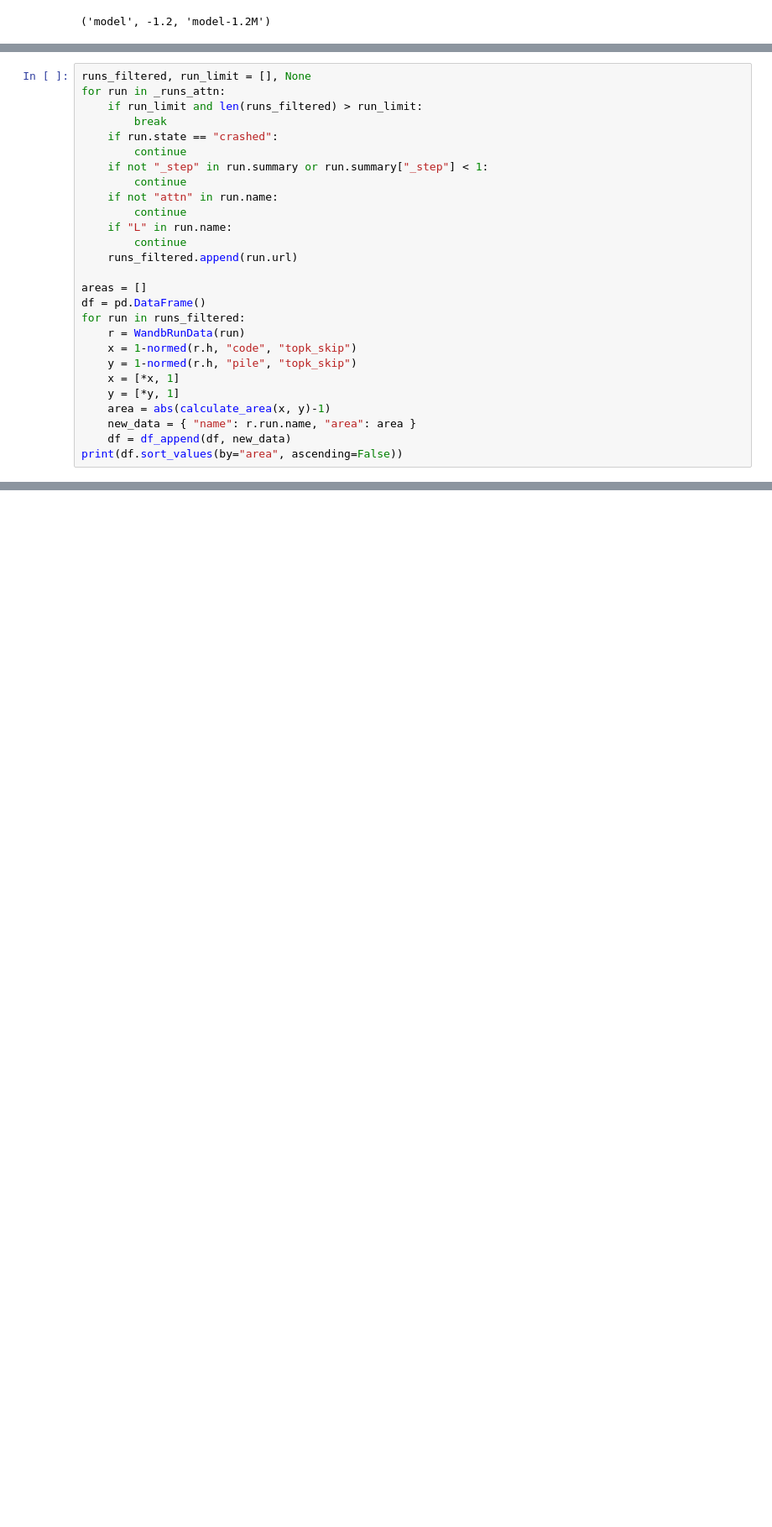
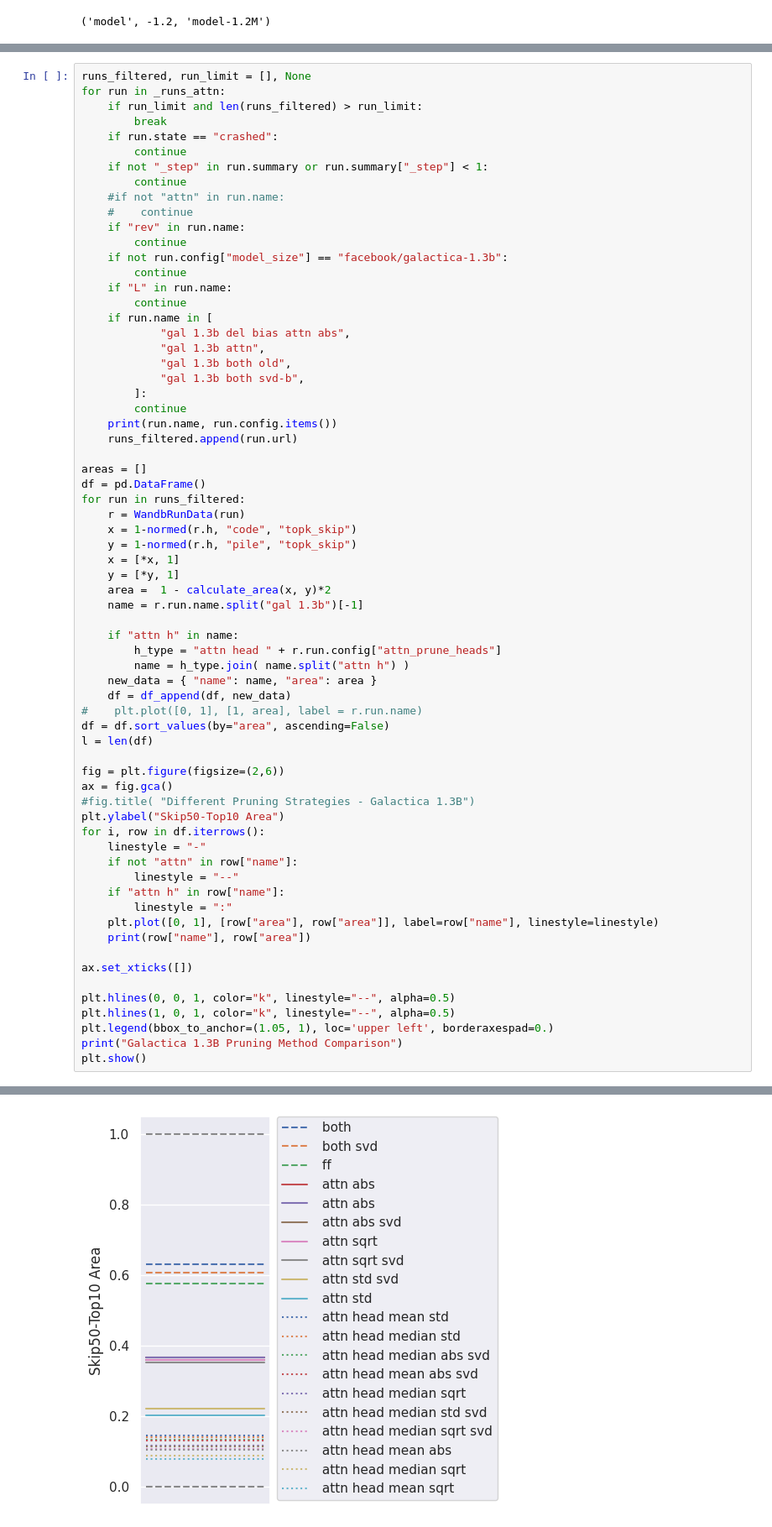
Before and after one commit to nickypro/separability, a Jupyter notebook: examples/analyse.ipynb, the cells around one changed output, grey strips where cells are left out. Shown at 84% size. Drawn from its saved outputs; the diff is of its cells as text; blank space fills up the shorter version.

```diff
--- a/examples/analyse.ipynb
+++ b/examples/analyse.ipynb
@@ -340,10 +350,22 @@ for run in _runs_attn:
         continue
     if not "_step" in run.summary or run.summary["_step"] < 1:
         continue
-    if not "attn" in run.name:
+    #if not "attn" in run.name:
+    #    continue
+    if "rev" in run.name:
+        continue
+    if not run.config["model_size"] == "facebook/galactica-1.3b":
         continue
     if "L" in run.name:
         continue
+    if run.name in [
+            "gal 1.3b del bias attn abs",
+            "gal 1.3b attn",
+            "gal 1.3b both old",
+            "gal 1.3b both svd-b",
+        ]:
+        continue
+    print(run.name, run.config.items())
     runs_filtered.append(run.url)
 
 areas = []
@@ -354,8 +376,36 @@ for run in runs_filtered:
     y = 1-normed(r.h, "pile", "topk_skip")
     x = [*x, 1]
     y = [*y, 1]
-    area = abs(calculate_area(x, y)-1)
-    new_data = { "name": r.run.name, "area": area }
+    area =  1 - calculate_area(x, y)*2
+    name = r.run.name.split("gal 1.3b")[-1]
+
+    if "attn h" in name:
+        h_type = "attn head " + r.run.config["attn_prune_heads"]
+        name = h_type.join( name.split("attn h") )
+    new_data = { "name": name, "area": area }
     df = df_append(df, new_data)
-print(df.sort_values(by="area", ascending=False))
+#    plt.plot([0, 1], [1, area], label = r.run.name)
+df = df.sort_values(by="area", ascending=False)
+l = len(df)
+
+fig = plt.figure(figsize=(2,6))
+ax = fig.gca()
+#fig.title( "Different Pruning Strategies - Galactica 1.3B")
+plt.ylabel("Skip50-Top10 Area")
+for i, row in df.iterrows():
+    linestyle = "-"
+    if not "attn" in row["name"]:
+        linestyle = "--"
+    if "attn h" in row["name"]:
+        linestyle = ":"
+    plt.plot([0, 1], [row["area"], row["area"]], label=row["name"], linestyle=linestyle)
+    print(row["name"], row["area"])
+
+ax.set_xticks([])
+
+plt.hlines(0, 0, 1, color="k", linestyle="--", alpha=0.5)
+plt.hlines(1, 0, 1, color="k", linestyle="--", alpha=0.5)
+plt.legend(bbox_to_anchor=(1.05, 1), loc='upper left', borderaxespad=0.)
+print("Galactica 1.3B Pruning Method Comparison")
+plt.show()
 # %% [output]
@@ -362,0 +429 @@ TypeError: cannot concatenate object of type '<class 'int'>'; only Series and Da
+[figure, added]
```
Also changed, not shown: parts of 4 cells of this notebook.
